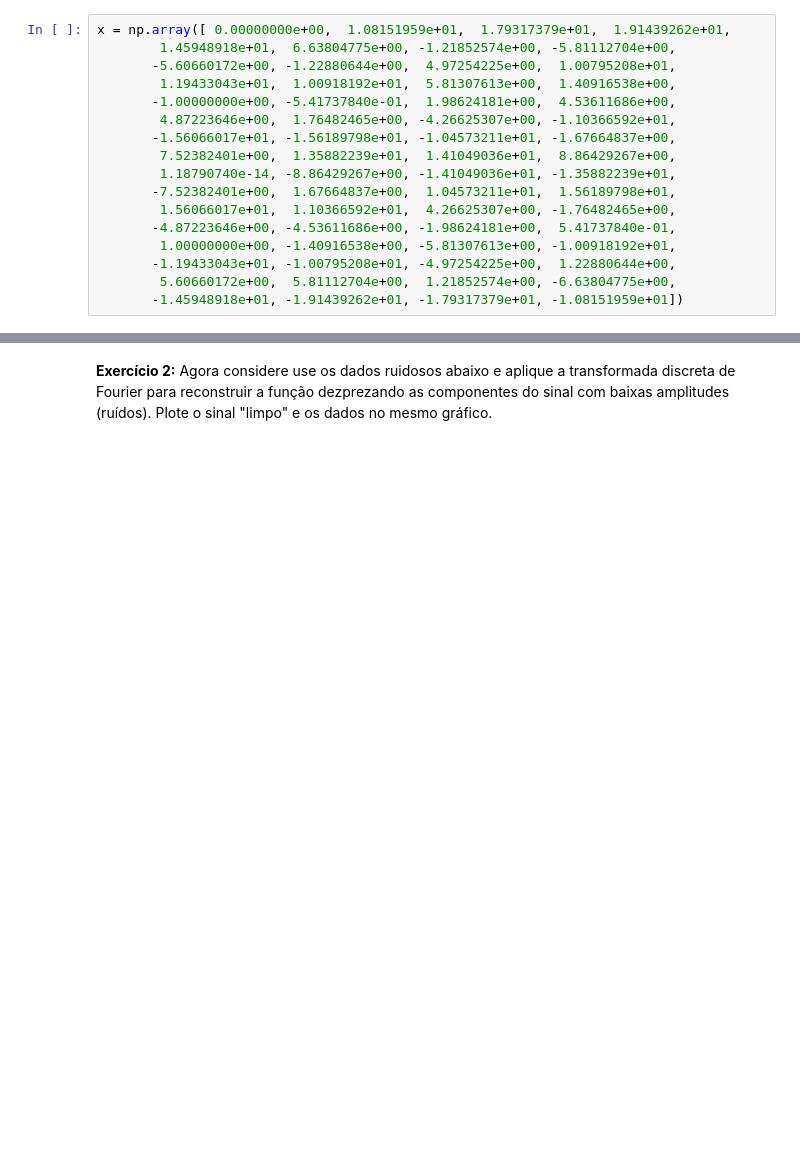
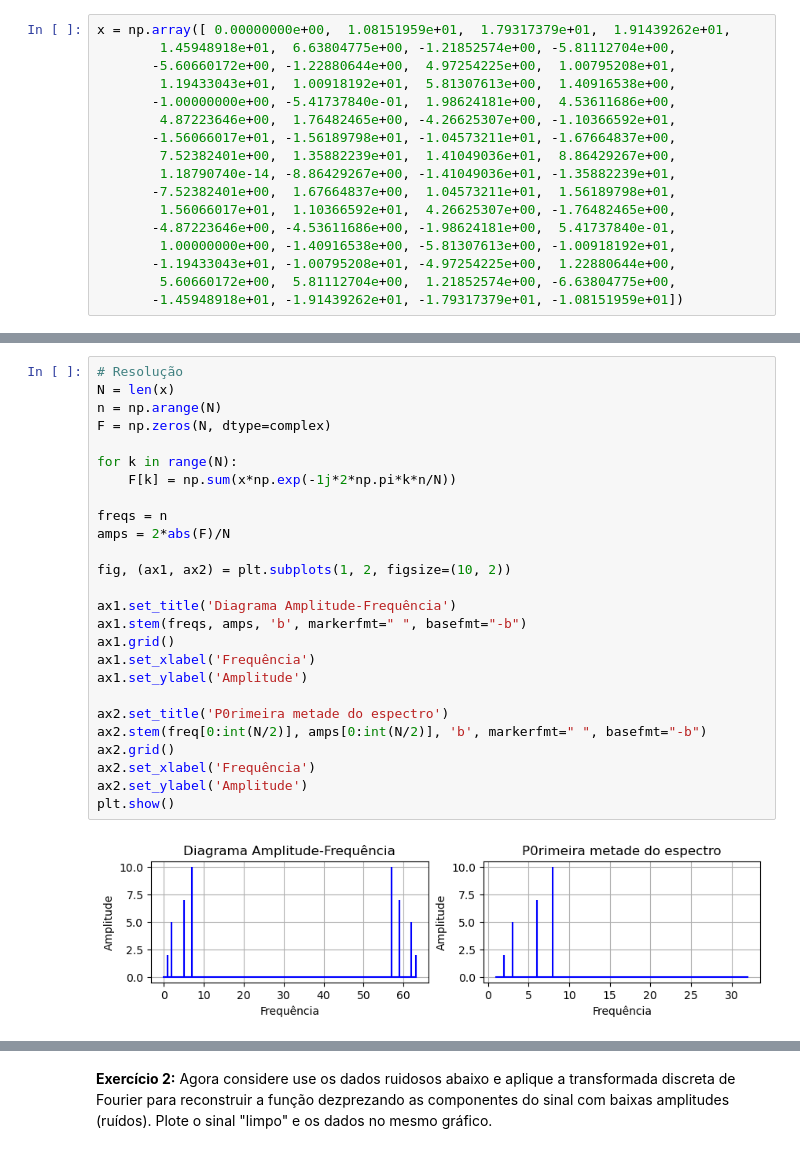
Before and after one commit to tiagoburiol/MatComp_IV, a Jupyter notebook: 04_transformada_discreta_de_fourier.ipynb, the cells around one changed output, grey strips where cells are left out. Cells and saved outputs as stored; diff of their text form; blank space fills up the shorter version.

```diff
--- a/04_transformada_discreta_de_fourier.ipynb
+++ b/04_transformada_discreta_de_fourier.ipynb
@@ -131,3 +154,31 @@ x = np.array([ 0.00000000e+00,  1.08151959e+01,  1.79317379e+01,  1.91439262e+01
        -1.45948918e+01, -1.91439262e+01, -1.79317379e+01, -1.08151959e+01])
 # %% [markdown]
 <img src="https://raw.githubusercontent.com/tiagoburiol/MatComp_IV/refs/heads/main/imagens/TDF_sinal.png" width="480" align="left">
+# %%
+# Resolução
+N = len(x)
+n = np.arange(N)
+F = np.zeros(N, dtype=complex)
+
+for k in range(N):
+    F[k] = np.sum(x*np.exp(-1j*2*np.pi*k*n/N))
+
+freqs = n
+amps = 2*abs(F)/N
+
+fig, (ax1, ax2) = plt.subplots(1, 2, figsize=(10, 2))
+
+ax1.set_title('Diagrama Amplitude-Frequência')
+ax1.stem(freqs, amps, 'b', markerfmt=" ", basefmt="-b")
+ax1.grid()
+ax1.set_xlabel('Frequência')
+ax1.set_ylabel('Amplitude')
+
+ax2.set_title('P0rimeira metade do espectro')
+ax2.stem(freq[0:int(N/2)], amps[0:int(N/2)], 'b', markerfmt=" ", basefmt="-b")
+ax2.grid()
+ax2.set_xlabel('Frequência')
+ax2.set_ylabel('Amplitude')
+plt.show()
+# %% [output]
+[figure, added]
```
Also changed, not shown: parts of 29 cells of this notebook.
